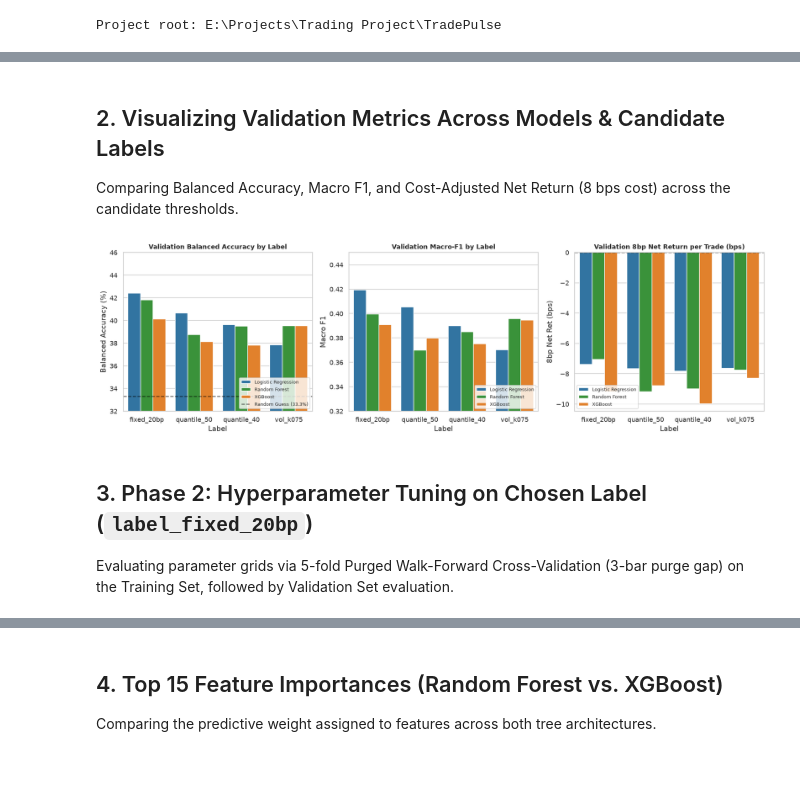
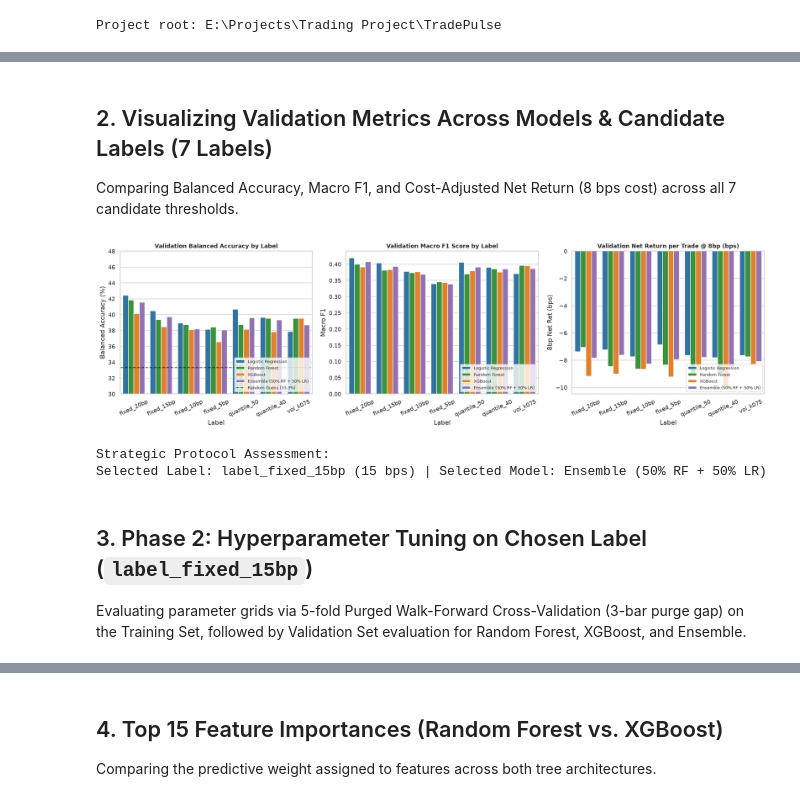
Before and after one commit to VivekanandaK123/TradePulse, a Jupyter notebook: notebooks/06_model_training_and_label_selection.ipynb, the cells around one changed output, grey strips where cells are left out. Cells and saved outputs as stored; diff of their text form; code cells hidden in the pictures; blank space fills up the shorter version.

```diff
--- a/notebooks/06_model_training_and_label_selection.ipynb
+++ b/notebooks/06_model_training_and_label_selection.ipynb
@@ -84,49 +88,61 @@ Rationale: label_fixed_20bp achieved the superior consensus performance across L
 # %% [markdown]
-## 2. Visualizing Validation Metrics Across Models & Candidate Labels
-Comparing Balanced Accuracy, Macro F1, and Cost-Adjusted Net Return (8 bps cost) across the candidate thresholds.
+## 2. Visualizing Validation Metrics Across Models & Candidate Labels (7 Labels)
+Comparing Balanced Accuracy, Macro F1, and Cost-Adjusted Net Return (8 bps cost) across all 7 candidate thresholds.
 # %%
 plot_rows = []
 for e in evaluations:
     plot_rows.append({
         "Label": e["label_col"].replace("label_", ""),
         "Model": e["model_name"],
         "Balanced Accuracy (%)": e["balanced_accuracy"] * 100,
         "Macro F1": e["macro_f1"],
         "8bp Net Ret (bps)": e["cost_8bp_avg_trade_bps"],
         "Top 10% Precision (%)": e["fixed_10pct_cov_prec"],
     })
 df_p = pd.DataFrame(plot_rows)
 
-fig, axes = plt.subplots(1, 3, figsize=(16, 4.8), dpi=120)
-palette = {"Logistic Regression": "#1f77b4", "Random Forest": "#2ca02c", "XGBoost": "#ff7f0e"}
+fig, axes = plt.subplots(1, 3, figsize=(18, 5.2), dpi=120)
+palette = {
+    "Logistic Regression": "#1f77b4",
+    "Random Forest": "#2ca02c",
+    "XGBoost": "#ff7f0e",
+    "Ensemble (50% RF + 50% LR)": "#9467bd",
+}
 
 # 1. Balanced Accuracy
 sns.barplot(data=df_p, x="Label", y="Balanced Accuracy (%)", hue="Model", palette=palette, ax=axes[0])
 axes[0].set_title("Validation Balanced Accuracy by Label", fontsize=11, fontweight="bold")
-axes[0].set_ylim(32, 46)
+axes[0].set_ylim(30, 48)
 axes[0].axhline(33.33, color="black", linestyle="--", alpha=0.6, label="Random Guess (33.3%)")
+axes[0].tick_params(axis="x", rotation=25)
 axes[0].legend(loc="lower right", fontsize=8)
 
 # 2. Macro F1
 sns.barplot(data=df_p, x="Label", y="Macro F1", hue="Model", palette=palette, ax=axes[1])
-axes[1].set_title("Validation Macro-F1 by Label", fontsize=11, fontweight="bold")
-axes[1].set_ylim(0.32, 0.45)
+axes[1].set_title("Validation Macro F1 Score by Label", fontsize=11, fontweight="bold")
+axes[1].tick_params(axis="x", rotation=25)
 axes[1].legend(loc="lower right", fontsize=8)
 
-# 3. 8bp Net Realized Return per Trade
+# 3. Net Realized Return @ 8 bps
 sns.barplot(data=df_p, x="Label", y="8bp Net Ret (bps)", hue="Model", palette=palette, ax=axes[2])
-axes[2].set_title("Validation 8bp Net Return per Trade (bps)", fontsize=11, fontweight="bold")
-axes[2].axhline(0.0, color="black", linestyle="--", alpha=0.7)
-axes[2].legend(loc="lower left", fontsize=8)
+axes[2].set_title("Validation Net Return per Trade @ 8bp (bps)", fontsize=11, fontweight="bold")
+axes[2].axhline(0, color="black", linestyle="-", linewidth=1)
+axes[2].tick_params(axis="x", rotation=25)
+axes[2].legend(loc="lower right", fontsize=8)
 
 plt.tight_layout()
-plt.savefig(FIGURES_DIR / "step8_label_selection_validation_comparison.png")
+plt.savefig(FIGURES_DIR / "step8_validation_label_comparison.png")
 plt.show()
+
+print("Strategic Protocol Assessment:")
+print(f"Selected Label: {chosen_meta['chosen_label']} (15 bps) | Selected Model: {chosen_meta.get('chosen_model', 'Ensemble')}")
 # %% [output]
-[figure, old version]
+[figure, new version]
+Strategic Protocol Assessment:
+Selected Label: label_fixed_15bp (15 bps) | Selected Model: Ensemble (50% RF + 50% LR)
 # %% [markdown]
-## 3. Phase 2: Hyperparameter Tuning on Chosen Label (`label_fixed_20bp`)
-Evaluating parameter grids via 5-fold Purged Walk-Forward Cross-Validation (3-bar purge gap) on the Training Set, followed by Validation Set evaluation.
+## 3. Phase 2: Hyperparameter Tuning on Chosen Label (`label_fixed_15bp`)
+Evaluating parameter grids via 5-fold Purged Walk-Forward Cross-Validation (3-bar purge gap) on the Training Set, followed by Validation Set evaluation for Random Forest, XGBoost, and Ensemble.
 # %%
 with open(PROJECT_ROOT / "artifacts" / "metadata" / "random_forest_tuning_summary.json", "r", encoding="utf-8") as f:
     rf_summary = json.load(f)
```
Also changed, not shown: parts of 6 cells of this notebook, 18 other files.
